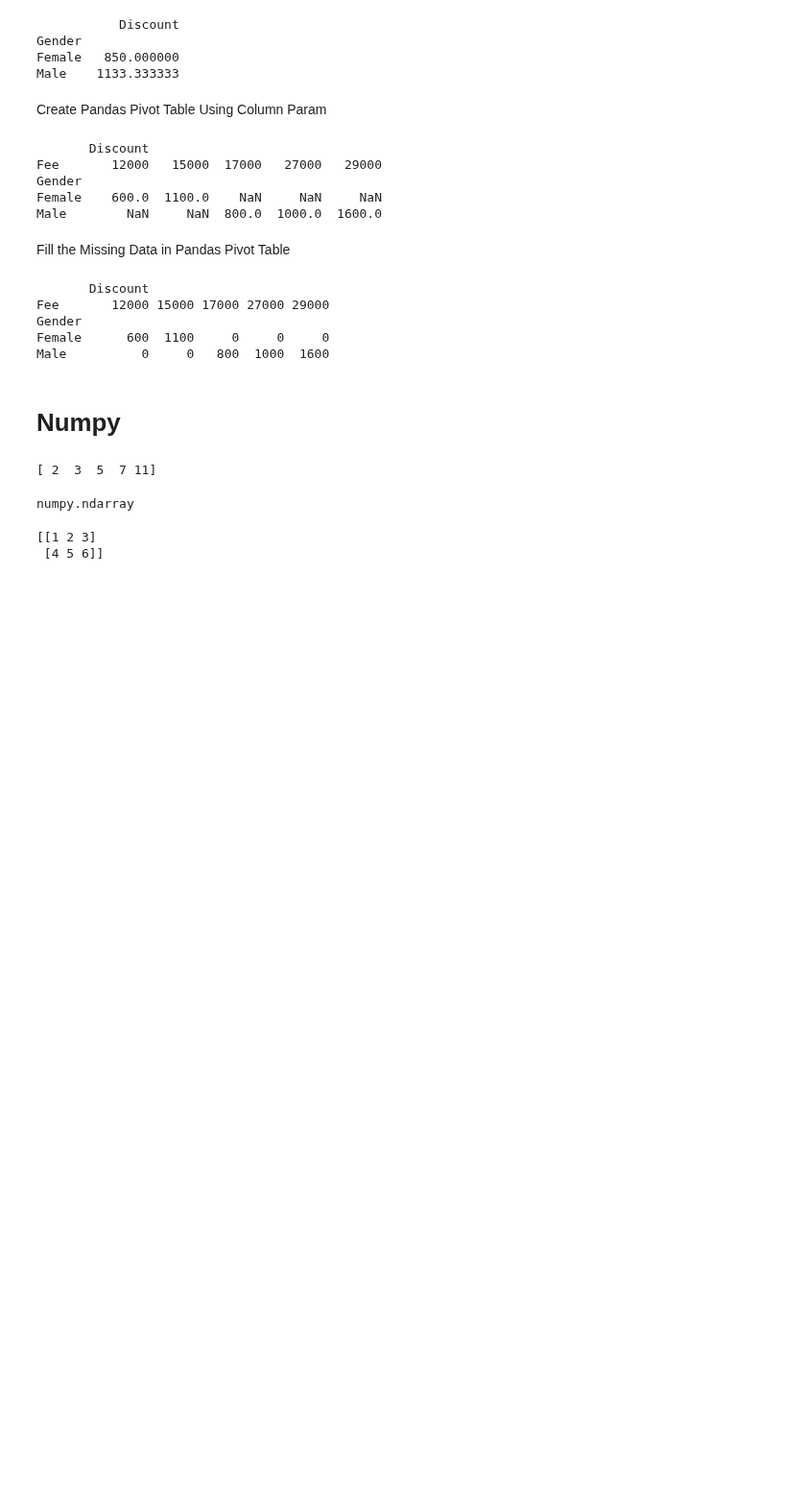
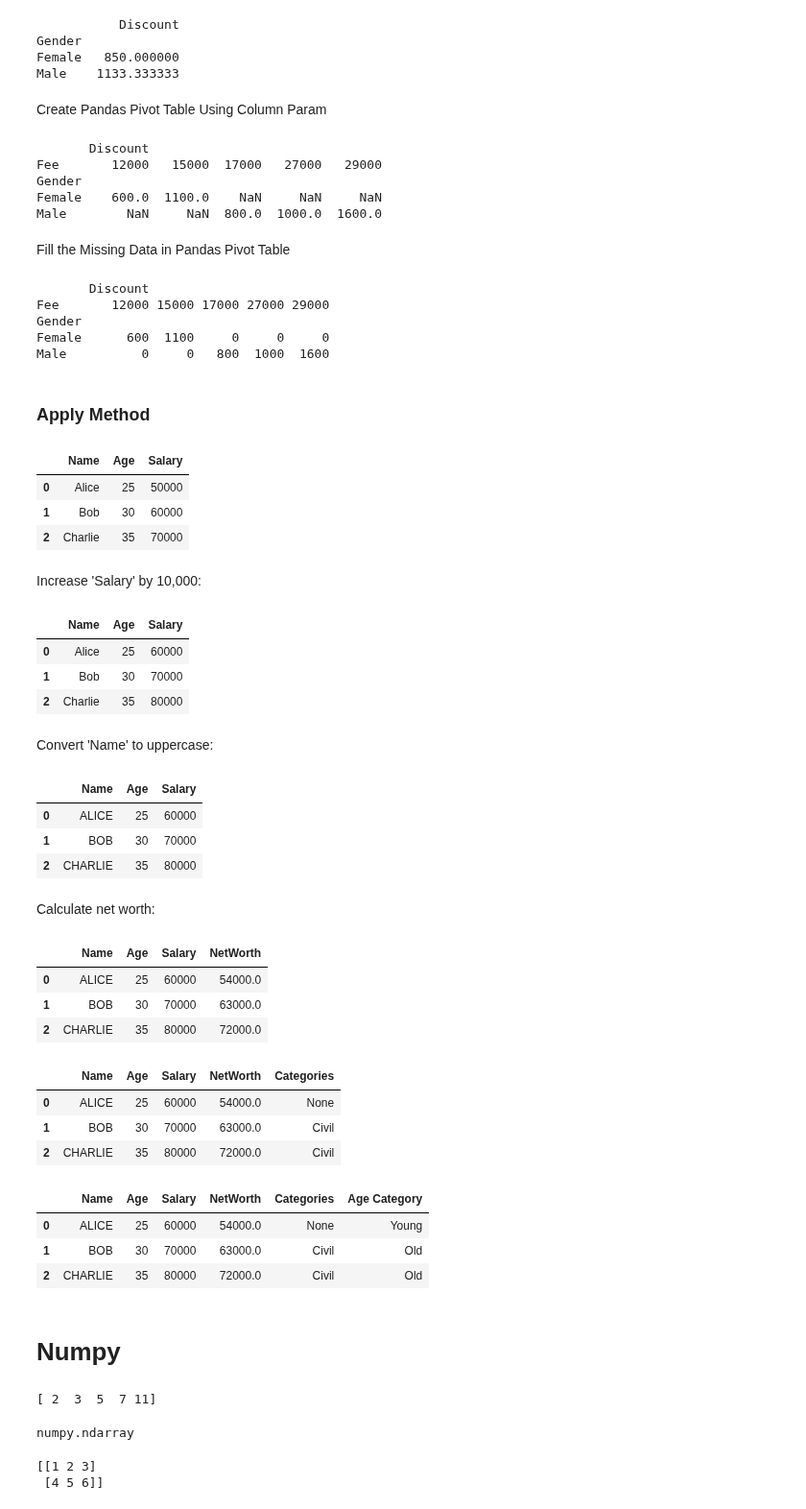
Before and after one commit to Ranjitghadge/Python-Practice, a Jupyter notebook: Python_Notes.ipynb, the cells around one changed output. Shown at 96% size. Drawn from its saved outputs; the diff is of its cells as text; code cells hidden in the pictures; blank space fills up the shorter version.

```diff
--- a/Python_Notes.ipynb
+++ b/Python_Notes.ipynb
@@ -2637,3 +2529,5 @@ Fee       12000 15000 17000 27000 29000
 Gender
 Female      600  1100     0     0     0
 Male          0     0   800  1000  1600
+# %% [markdown]
+### Apply Method
@@ -2640,3 +2542,77 @@ Male          0     0   800  1000  1600
+# %%
+df
+# %% [output]
+|  | Name | Age | Salary |
+| 0 | Alice | 25 | 50000 |
+| 1 | Bob | 30 | 60000 |
+| 2 | Charlie | 35 | 70000 |
+# %% [markdown]
+Increase 'Salary' by 10,000:
+# %%
+df['Salary'] = df['Salary'].apply(lambda x:x+10000)
+df
+# %% [output]
+|  | Name | Age | Salary |
+| 0 | Alice | 25 | 60000 |
+| 1 | Bob | 30 | 70000 |
+| 2 | Charlie | 35 | 80000 |
+# %% [markdown]
+Convert 'Name' to uppercase:
+# %%
+df['Name'] = df['Name'].apply(lambda x:x.upper())
+df
+# %% [output]
+|  | Name | Age | Salary |
+| 0 | ALICE | 25 | 60000 |
+| 1 | BOB | 30 | 70000 |
+| 2 | CHARLIE | 35 | 80000 |
+# %% [markdown]
+Calculate net worth:
+# %%
+def net_worth(row):
+  salary = row['Salary']
+  tax = 0.1*salary
+  return salary - tax
+
+
+df['NetWorth'] = df.apply(net_worth,axis = 1)
+# %%
+df
+# %% [output]
+|  | Name | Age | Salary | NetWorth |
+| 0 | ALICE | 25 | 60000 | 54000.0 |
+| 1 | BOB | 30 | 70000 | 63000.0 |
+| 2 | CHARLIE | 35 | 80000 | 72000.0 |
+# %%
+def cat(Salary):
+  if Salary > 60000:
+    return 'Civil'
+  if Salary > 70000:
+    return 'IT'
+
+df['Categories'] = df['Salary'].apply(cat)
+# %%
+df
+# %% [output]
+|  | Name | Age | Salary | NetWorth | Categories |
+| 0 | ALICE | 25 | 60000 | 54000.0 | None |
+| 1 | BOB | 30 | 70000 | 63000.0 | Civil |
+| 2 | CHARLIE | 35 | 80000 | 72000.0 | Civil |
+# %%
+def categorize_age(age):
+    if age < 30:
+        return 'Young'
+    else:
+        return 'Old'
+
+df['Age Category'] = df['Age'].apply(categorize_age)
+# %%
+df
+# %% [output]
+|  | Name | Age | Salary | NetWorth | Categories | Age Category |
+| 0 | ALICE | 25 | 60000 | 54000.0 | None | Young |
+| 1 | BOB | 30 | 70000 | 63000.0 | Civil | Old |
+| 2 | CHARLIE | 35 | 80000 | 72000.0 | Civil | Old |
 # %% [markdown]
 # Numpy
 # %%
```
Also changed, not shown: parts of 161 cells of this notebook.
